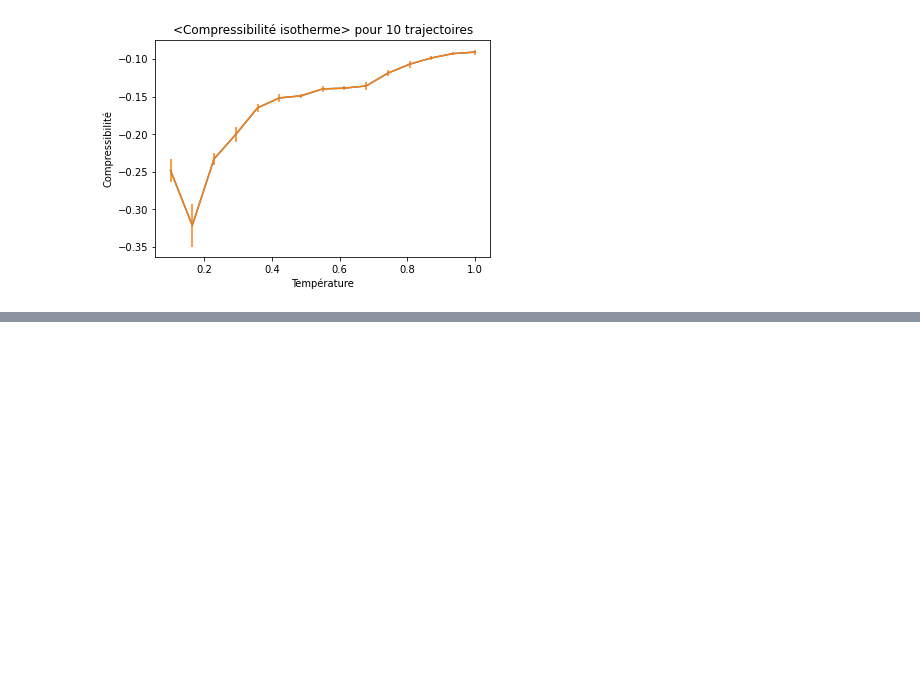
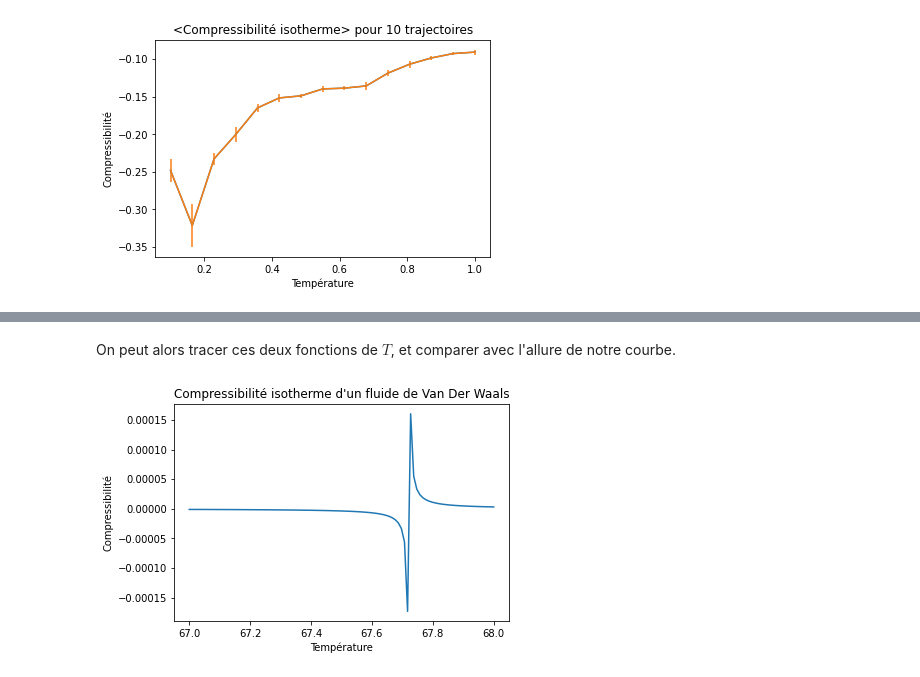
Before and after one commit to tristanlorriaux/computational_physics, a Jupyter notebook: main_compressibilite.ipynb, the cells around one changed output, grey strips where cells are left out. Saved outputs shown, nothing was run; the diff lists cells and outputs as text; code cells hidden in the pictures; blank space fills up the shorter version.

```diff
--- a/main_compressibilite.ipynb
+++ b/main_compressibilite.ipynb
@@ -423,0 +436,25 @@ On peut alors comparer avec le diagramme de compressibilité de l'eau par exempl
+# %% [markdown]
+On peut alors tracer ces deux fonctions de $T$, et comparer avec l'allure de notre courbe.
+# %%
+#For azote :
+
+a = 0.133
+b = 3.744*10**(-5)
+Vmol = 0.575*10**(-4)
+R = 8.314
+
+def compressibilite_vdw(x):
+    res = 0
+    res = Vmol/(R*x)
+    res = res*((1-(b/Vmol))**2)
+    res = res/(1-((2*a)*((Vmol-b)**2))/(R*x*(Vmol)**3))
+    return res
+
+x=np.linspace(67,68,100)
+plt.plot(x,compressibilite_vdw(x))
+plt.title("Compressibilité isotherme d'un fluide de Van Der Waals")
+plt.ylabel('Compressibilité')
+plt.xlabel('Température')
+plt.show()
+# %% [output]
+[figure, added]
```
Also changed, not shown: parts of 6 cells of this notebook.
